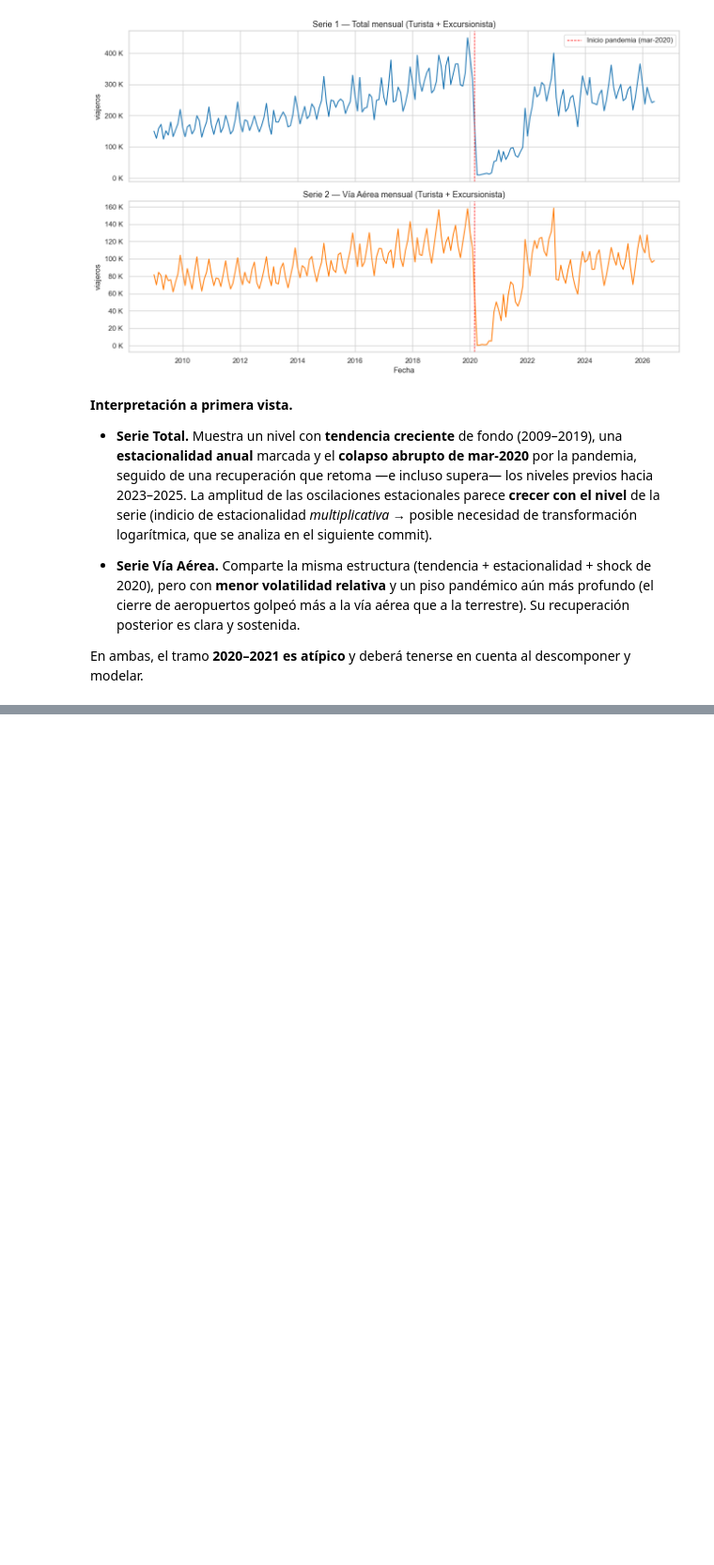
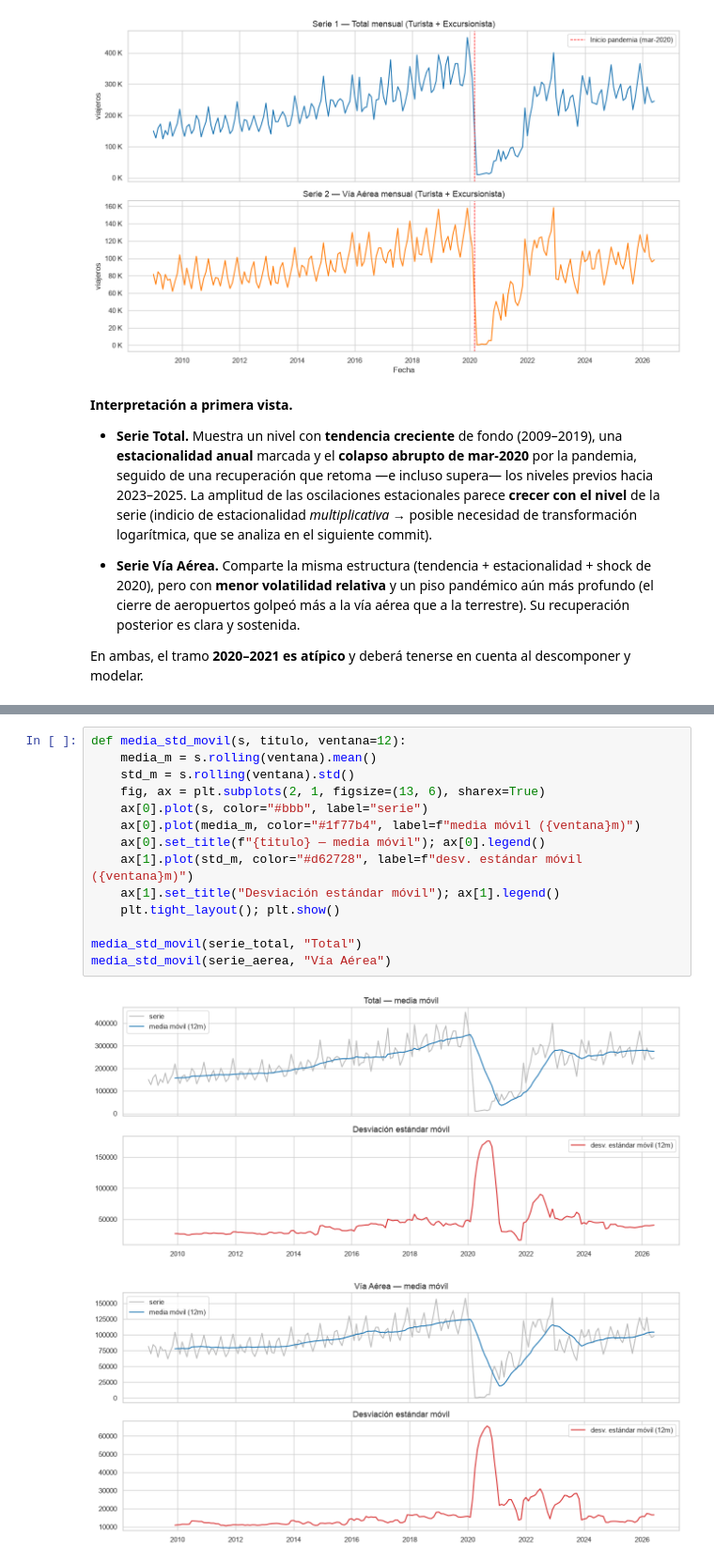
Before and after one commit to nicoCT04/Lab1DataScience, a Jupyter notebook: Lab1_Series_Tiempo.ipynb, the cells around one changed output, grey strips where cells are left out. Shown at 94% size. Drawn from its saved outputs; the diff is of its cells as text; blank space fills up the shorter version.

```diff
--- a/Lab1_Series_Tiempo.ipynb
+++ b/Lab1_Series_Tiempo.ipynb
@@ -585,0 +648,17 @@ En ambas, el tramo **2020–2021 es atípico** y deberá tenerse en cuenta al de
+# %%
+def media_std_movil(s, titulo, ventana=12):
+    media_m = s.rolling(ventana).mean()
+    std_m = s.rolling(ventana).std()
+    fig, ax = plt.subplots(2, 1, figsize=(13, 6), sharex=True)
+    ax[0].plot(s, color="#bbb", label="serie")
+    ax[0].plot(media_m, color="#1f77b4", label=f"media móvil ({ventana}m)")
+    ax[0].set_title(f"{titulo} — media móvil"); ax[0].legend()
+    ax[1].plot(std_m, color="#d62728", label=f"desv. estándar móvil ({ventana}m)")
+    ax[1].set_title("Desviación estándar móvil"); ax[1].legend()
+    plt.tight_layout(); plt.show()
+
+media_std_movil(serie_total, "Total")
+media_std_movil(serie_aerea, "Vía Aérea")
+# %% [output]
+[figure, added]
+[figure, added]
```
Also changed, not shown: parts of 16 cells of this notebook.
